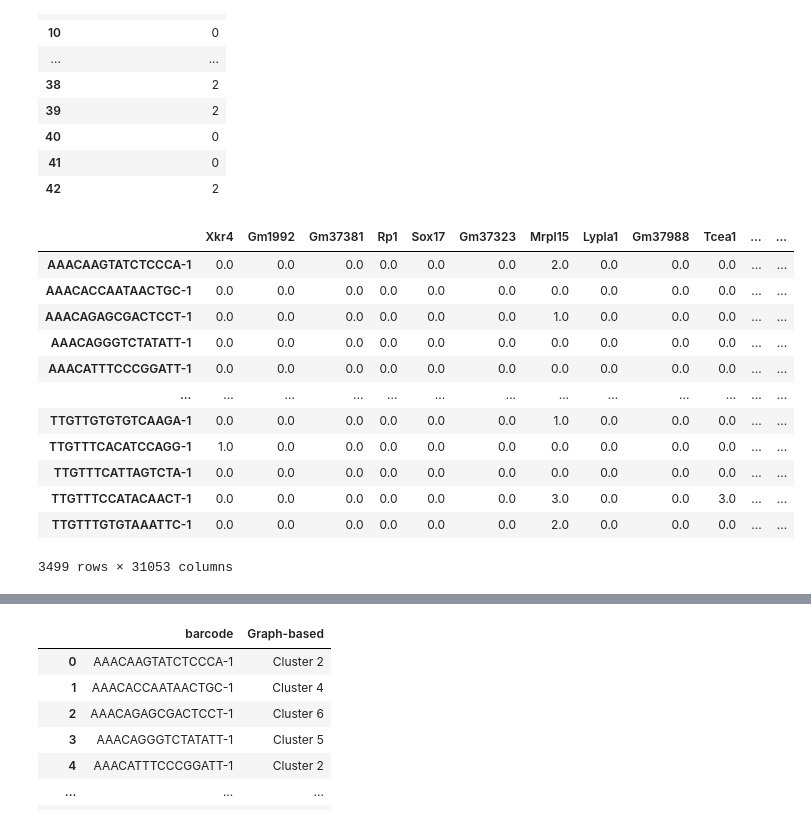
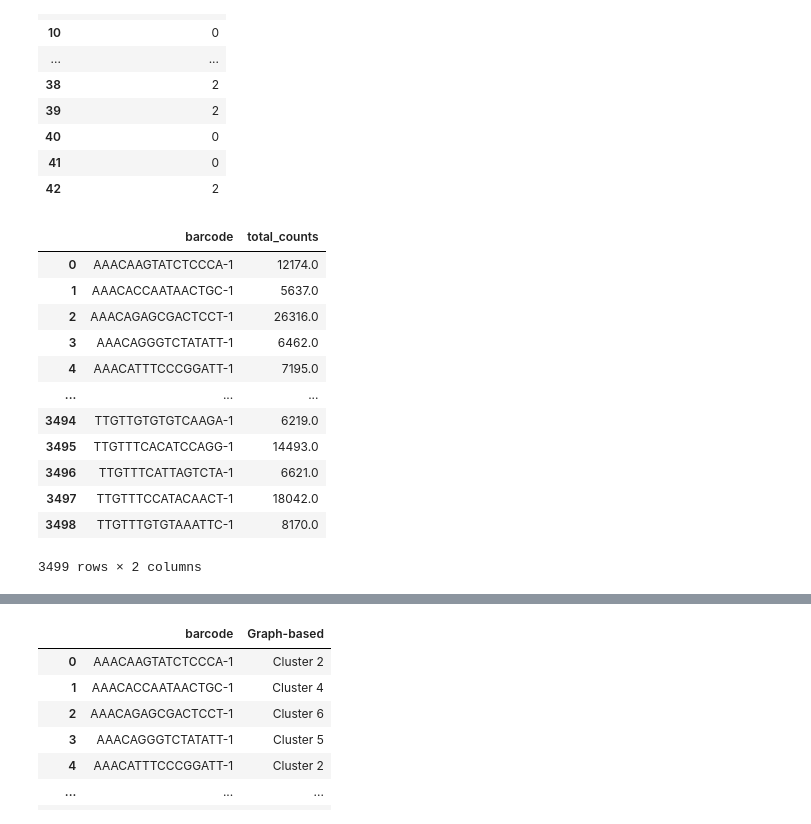
Before and after one commit to ScheWann/A-Part-to-Whole-Circular-Cell-Explorer, a Jupyter notebook: RedesignChallenge/Python/GeneProcess.ipynb, the cells around one changed output, grey strips where cells are left out. Drawn from its saved outputs; the diff is of its cells as text; code cells hidden in the pictures.

```diff
--- a/RedesignChallenge/Python/GeneProcess.ipynb
+++ b/RedesignChallenge/Python/GeneProcess.ipynb
@@ -230,25 +231,24 @@ df_display.T
 # %%
 tSNE_df.rename(columns={'X Coordinate': 'x', 'Y Coordinate': 'y', 'Barcode': 'barcode'}, inplace=True)
 adata.var_names_make_unique()
 umi_counts = adata.to_df()
 
-umi_counts
-# total_counts = umi_counts.sum(axis=1)
-# cellTotal_df = pd.DataFrame(
-#     {"barcode": total_counts.index, "total_counts": total_counts.values}
-# )
-# cellTotal_df
+total_counts = umi_counts.sum(axis=1)
+cellTotal_df = pd.DataFrame(
+    {"barcode": total_counts.index, "total_counts": total_counts.values}
+)
+cellTotal_df
 # %% [output]
-|  | Xkr4 | Gm1992 | Gm37381 | Rp1 | Sox17 | Gm37323 | Mrpl15 | Lypla1 | Gm37988 | Tcea1 | ... | ... |
-| AAACAAGTATCTCCCA-1 | 0.0 | 0.0 | 0.0 | 0.0 | 0.0 | 0.0 | 2.0 | 0.0 | 0.0 | 0.0 | ... | ... |
-| AAACACCAATAACTGC-1 | 0.0 | 0.0 | 0.0 | 0.0 | 0.0 | 0.0 | 0.0 | 0.0 | 0.0 | 0.0 | ... | ... |
-| AAACAGAGCGACTCCT-1 | 0.0 | 0.0 | 0.0 | 0.0 | 0.0 | 0.0 | 1.0 | 0.0 | 0.0 | 0.0 | ... | ... |
-| AAACAGGGTCTATATT-1 | 0.0 | 0.0 | 0.0 | 0.0 | 0.0 | 0.0 | 0.0 | 0.0 | 0.0 | 0.0 | ... | ... |
-| AAACATTTCCCGGATT-1 | 0.0 | 0.0 | 0.0 | 0.0 | 0.0 | 0.0 | 0.0 | 0.0 | 0.0 | 0.0 | ... | ... |
-| ... | ... | ... | ... | ... | ... | ... | ... | ... | ... | ... | ... | ... |
-| TTGTTGTGTGTCAAGA-1 | 0.0 | 0.0 | 0.0 | 0.0 | 0.0 | 0.0 | 1.0 | 0.0 | 0.0 | 0.0 | ... | ... |
-| TTGTTTCACATCCAGG-1 | 1.0 | 0.0 | 0.0 | 0.0 | 0.0 | 0.0 | 0.0 | 0.0 | 0.0 | 0.0 | ... | ... |
-| TTGTTTCATTAGTCTA-1 | 0.0 | 0.0 | 0.0 | 0.0 | 0.0 | 0.0 | 0.0 | 0.0 | 0.0 | 0.0 | ... | ... |
-| TTGTTTCCATACAACT-1 | 0.0 | 0.0 | 0.0 | 0.0 | 0.0 | 0.0 | 3.0 | 0.0 | 0.0 | 3.0 | ... | ... |
-| TTGTTTGTGTAAATTC-1 | 0.0 | 0.0 | 0.0 | 0.0 | 0.0 | 0.0 | 2.0 | 0.0 | 0.0 | 0.0 | ... | ... |
+|  | barcode | total_counts |
+| 0 | AAACAAGTATCTCCCA-1 | 12174.0 |
+| 1 | AAACACCAATAACTGC-1 | 5637.0 |
+| 2 | AAACAGAGCGACTCCT-1 | 26316.0 |
+| 3 | AAACAGGGTCTATATT-1 | 6462.0 |
+| 4 | AAACATTTCCCGGATT-1 | 7195.0 |
+| ... | ... | ... |
+| 3494 | TTGTTGTGTGTCAAGA-1 | 6219.0 |
+| 3495 | TTGTTTCACATCCAGG-1 | 14493.0 |
+| 3496 | TTGTTTCATTAGTCTA-1 | 6621.0 |
+| 3497 | TTGTTTCCATACAACT-1 | 18042.0 |
+| 3498 | TTGTTTGTGTAAATTC-1 | 8170.0 |
-3499 rows × 31053 columns
+3499 rows × 2 columns
```
Also changed, not shown: parts of 9 cells of this notebook, 4 other files.
